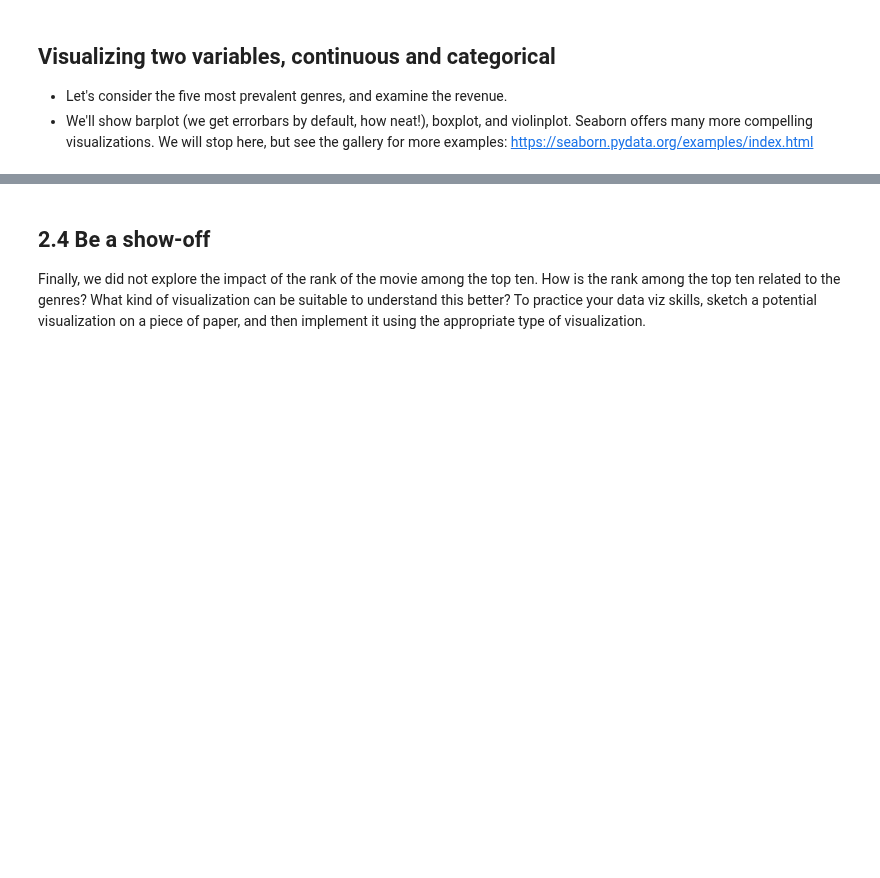
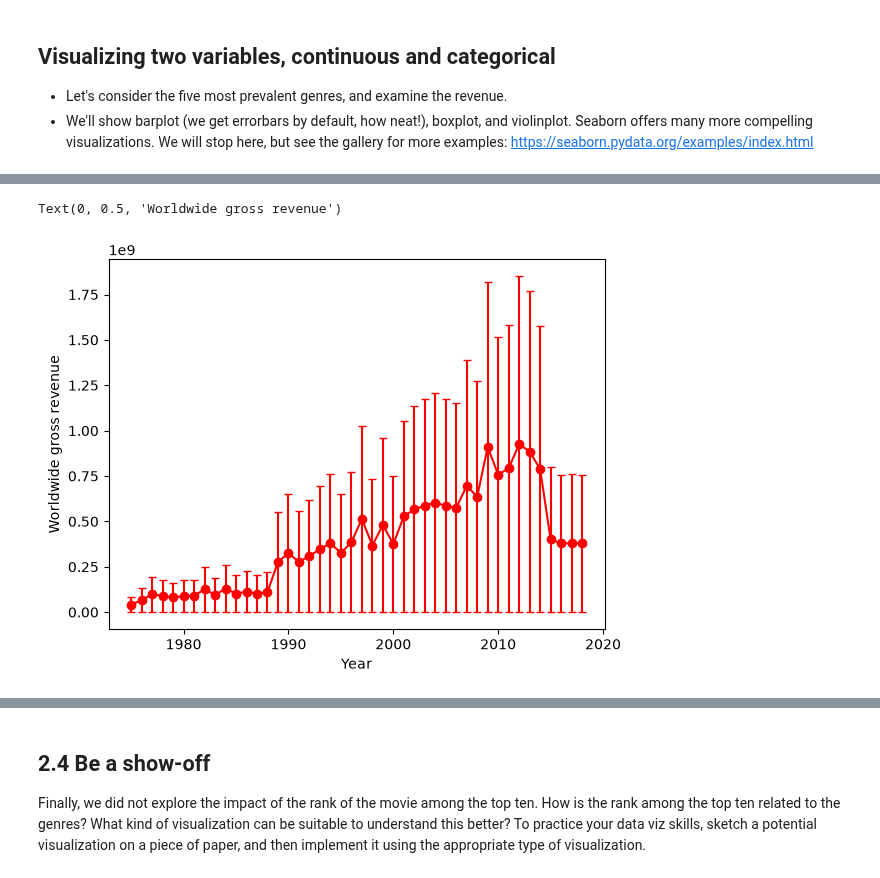
Before and after one commit to haaissa/ada-2026, a Jupyter notebook: Exercises/02 - Data viz and data from the web/Becoming a DataVizard exercise.ipynb, the cells around one changed output, grey strips where cells are left out. Drawn from its saved outputs; the diff is of its cells as text; code cells hidden in the pictures; blank space fills up the shorter version.

```diff
--- a/Exercises/02 - Data viz and data from the web/Becoming a DataVizard exercise.ipynb
+++ b/Exercises/02 - Data viz and data from the web/Becoming a DataVizard exercise.ipynb
@@ -182,5 +182,14 @@ In the next three excercises, you are provided with descriptions and rough sketc
 <br>
 # %%
 # Calculate yearly stats across movies here
+yearly_mean = movies.groupby('year')['worldwide_gross'].mean()
+yearly_std = movies.groupby('year')['worldwide_gross'].mean()
 # %%
 # Write your code to make plot with errorbars here
+plt.errorbar(yearly_mean.index, yearly_mean, yerr = yearly_std, fmt='-o', capsize=3, color = 'red')
+
+plt.xlabel('Year')
+plt.ylabel('Worldwide gross revenue')
+# %% [output]
+Text(0, 0.5, 'Worldwide gross revenue')
+[figure, added]
```
Also changed, not shown: parts of 23 cells of this notebook, 2 other files.
